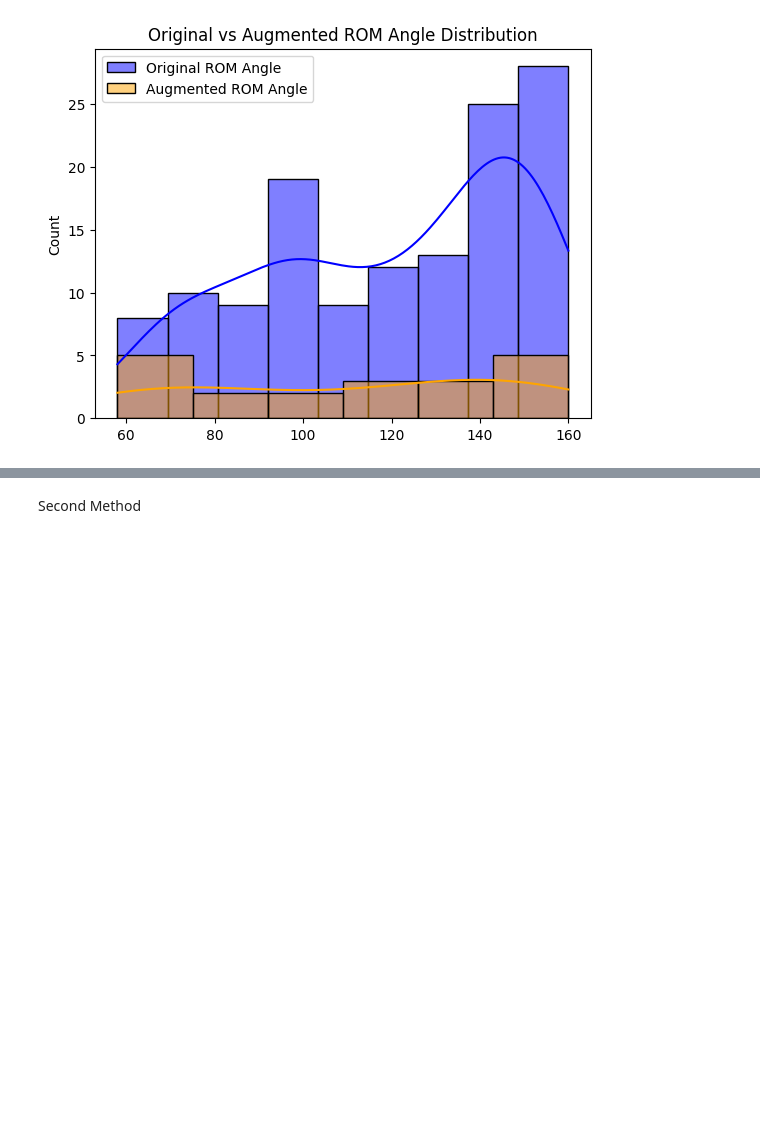
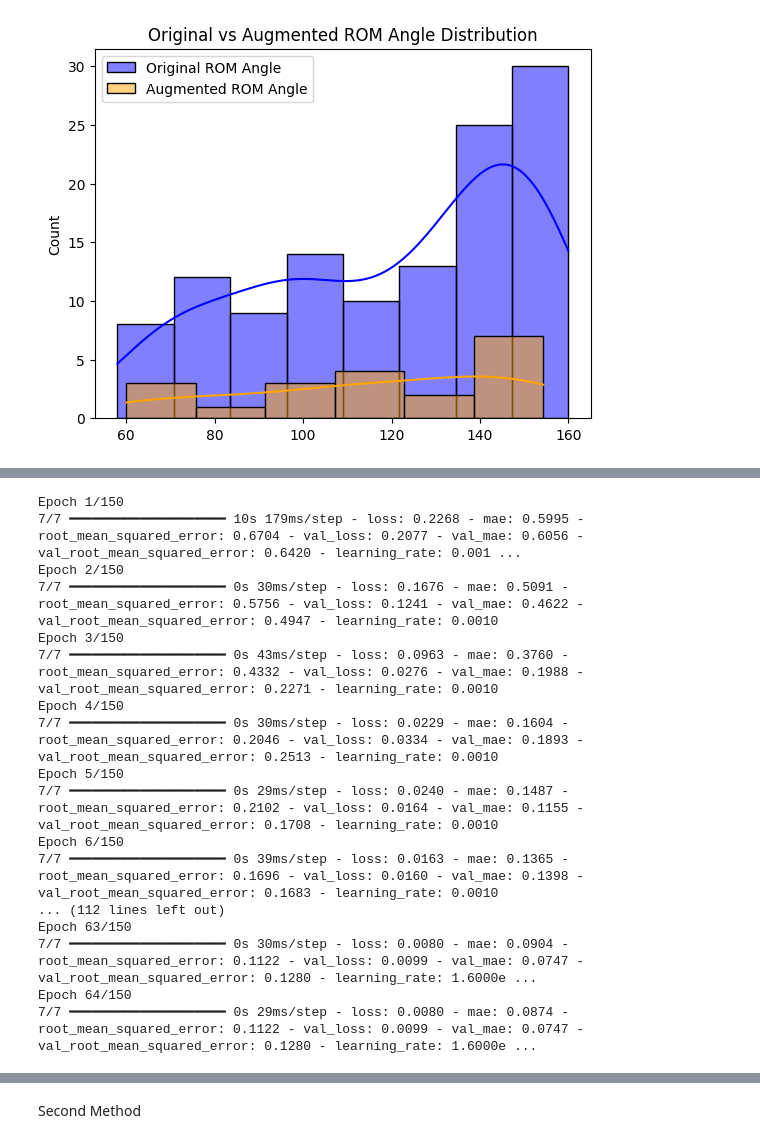
Before and after one commit to MalakaSupun/EMG-Controlled-Adaptive-Wearable-Robotic-Exoskeleton-for-Upper-Limb-Rehabilitation, a Jupyter notebook: New_Run/ROM_Angle_Prediction.ipynb, the cells around one changed output, grey strips where cells are left out. Drawn from its saved outputs; the diff is of its cells as text; code cells hidden in the pictures; blank space fills up the shorter version.

```diff
--- a/New_Run/ROM_Angle_Prediction.ipynb
+++ b/New_Run/ROM_Angle_Prediction.ipynb
@@ -20,7 +20,7 @@ import seaborn as sns
 
 
 # Load and prepare data
-file_path = 'New_Data/All_Data.xlsx'
+file_path = 'New_Data/Final_Dataset.xlsx'
 data_01 = pd.read_excel(file_path)
 Data = data_01.loc[:, 'ROM_angle':90].values
 
@@ -179,5 +179,5 @@ plt.ylabel('Predicted Values')
 plt.show()
 
 # Save the model
-model.save('cnn_lstm_emg_model.h5')
+# model.save('cnn_lstm_emg_model.h5')
 # %% [output]
@@ -184 +191 @@ model.save('cnn_lstm_emg_model.h5')
-[figure, old version]
+[figure, new version]
@@ -191,0 +193,17 @@ InternalError: {{function_node __wrapped__FloorMod_device_/job:localhost/replica
+Epoch 1/150
+7/7 ━━━━━━━━━━━━━━━━━━━━ 10s 179ms/step - loss: 0.2268 - mae: 0.5995 - root_mean_squared_error: 0.6704 - val_loss: 0.2077 - val_mae: 0.6056 - val_root_mean_squared_error: 0.6420 - learning_rate: 0.001 ...
+Epoch 2/150
+7/7 ━━━━━━━━━━━━━━━━━━━━ 0s 30ms/step - loss: 0.1676 - mae: 0.5091 - root_mean_squared_error: 0.5756 - val_loss: 0.1241 - val_mae: 0.4622 - val_root_mean_squared_error: 0.4947 - learning_rate: 0.0010
+Epoch 3/150
+7/7 ━━━━━━━━━━━━━━━━━━━━ 0s 43ms/step - loss: 0.0963 - mae: 0.3760 - root_mean_squared_error: 0.4332 - val_loss: 0.0276 - val_mae: 0.1988 - val_root_mean_squared_error: 0.2271 - learning_rate: 0.0010
+Epoch 4/150
+7/7 ━━━━━━━━━━━━━━━━━━━━ 0s 30ms/step - loss: 0.0229 - mae: 0.1604 - root_mean_squared_error: 0.2046 - val_loss: 0.0334 - val_mae: 0.1893 - val_root_mean_squared_error: 0.2513 - learning_rate: 0.0010
+Epoch 5/150
+7/7 ━━━━━━━━━━━━━━━━━━━━ 0s 29ms/step - loss: 0.0240 - mae: 0.1487 - root_mean_squared_error: 0.2102 - val_loss: 0.0164 - val_mae: 0.1155 - val_root_mean_squared_error: 0.1708 - learning_rate: 0.0010
+Epoch 6/150
+7/7 ━━━━━━━━━━━━━━━━━━━━ 0s 39ms/step - loss: 0.0163 - mae: 0.1365 - root_mean_squared_error: 0.1696 - val_loss: 0.0160 - val_mae: 0.1398 - val_root_mean_squared_error: 0.1683 - learning_rate: 0.0010
+... (112 lines left out)
+Epoch 63/150
+7/7 ━━━━━━━━━━━━━━━━━━━━ 0s 30ms/step - loss: 0.0080 - mae: 0.0904 - root_mean_squared_error: 0.1122 - val_loss: 0.0099 - val_mae: 0.0747 - val_root_mean_squared_error: 0.1280 - learning_rate: 1.6000e ...
+Epoch 64/150
+7/7 ━━━━━━━━━━━━━━━━━━━━ 0s 29ms/step - loss: 0.0080 - mae: 0.0874 - root_mean_squared_error: 0.1122 - val_loss: 0.0099 - val_mae: 0.0747 - val_root_mean_squared_error: 0.1280 - learning_rate: 1.6000e ...
```
Also changed, not shown: parts of 2 cells of this notebook, 3 other files.
